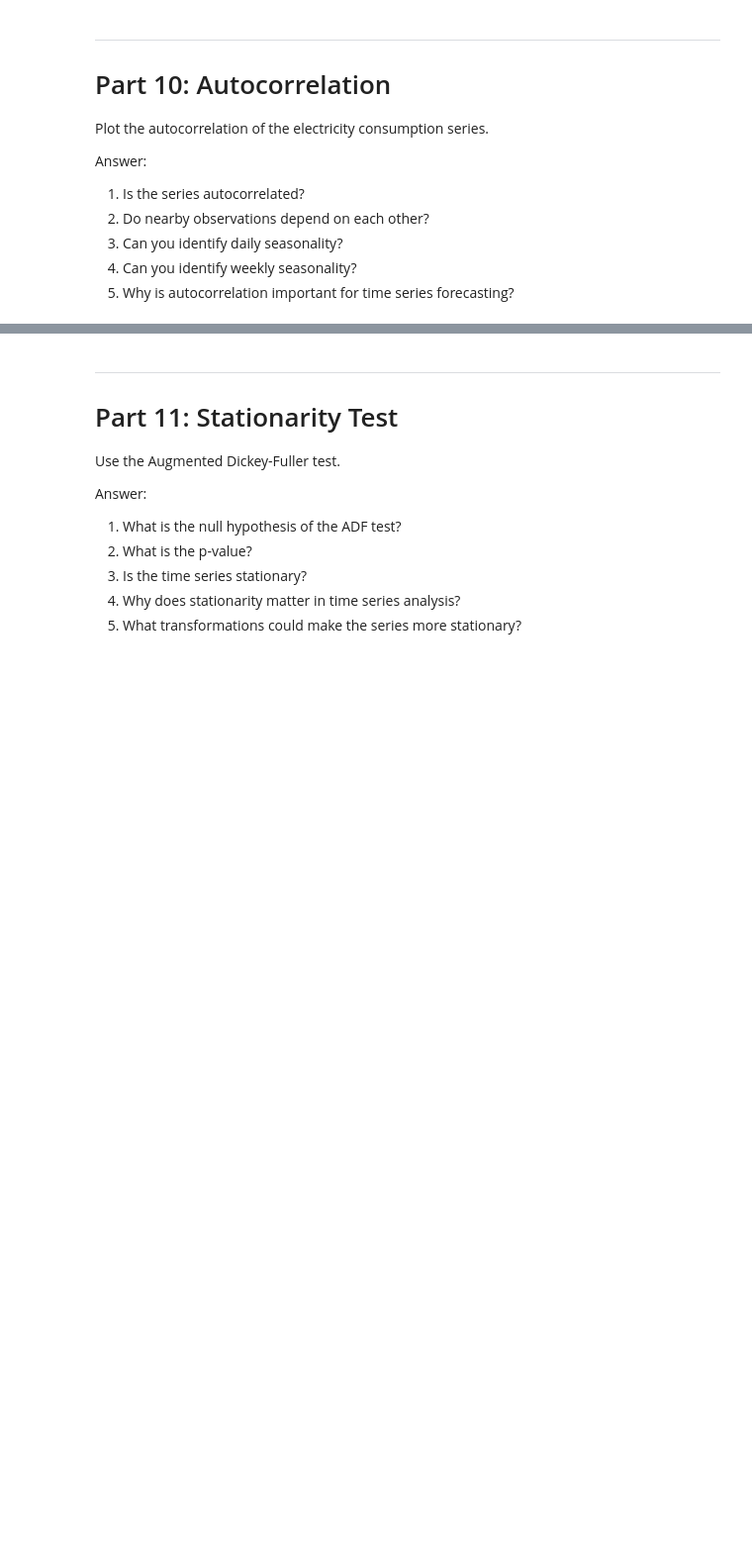
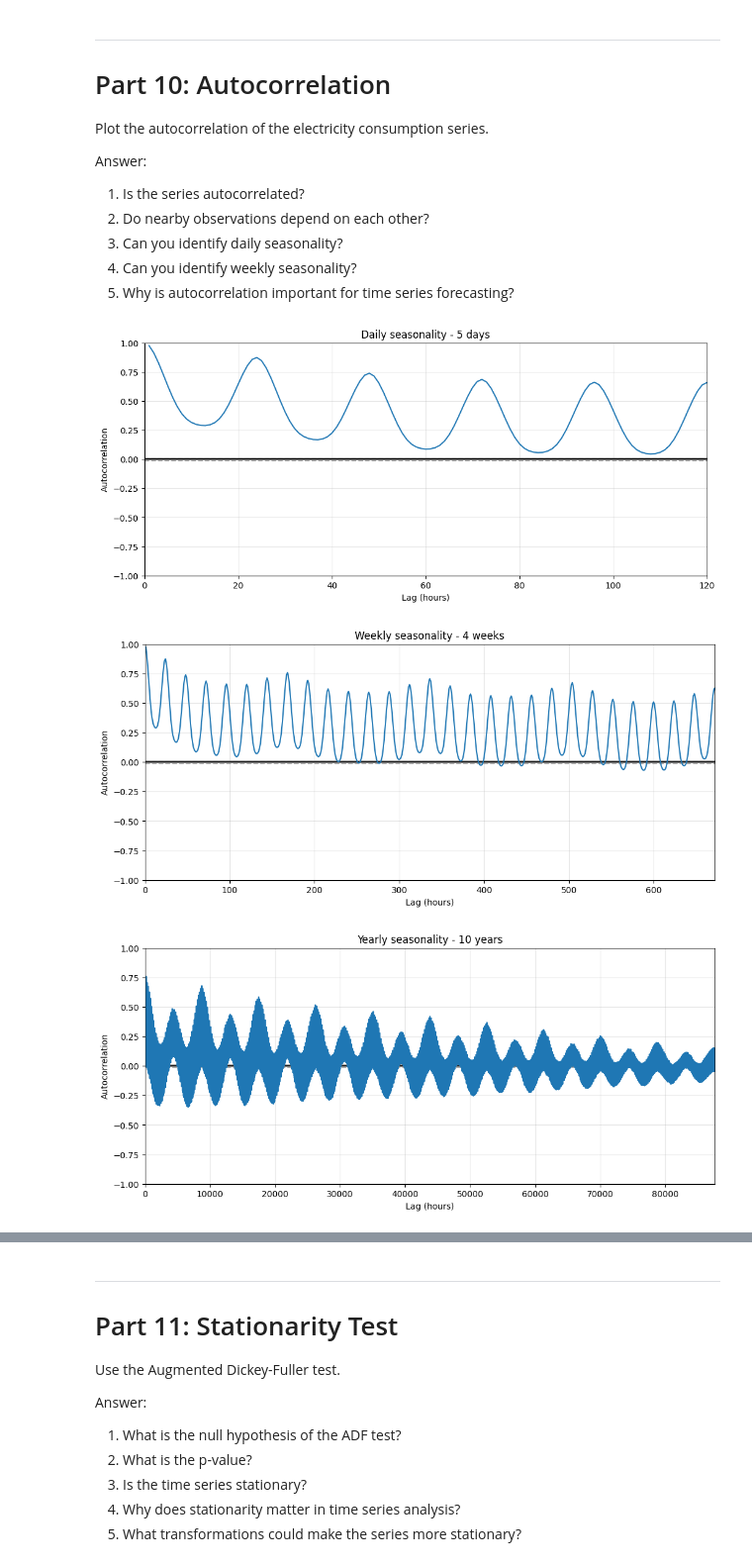
Before and after one commit to yoav-ayalon/course-Time-Series, a Jupyter notebook: HW1/01_time_series_eda_homework.ipynb, the cells around one changed output, grey strips where cells are left out. Shown at 99% size. Saved outputs shown, nothing was run; the diff lists cells and outputs as text; code cells hidden in the pictures; blank space fills up the shorter version.

```diff
--- a/HW1/01_time_series_eda_homework.ipynb
+++ b/HW1/01_time_series_eda_homework.ipynb
@@ -579,3 +618,25 @@ from statsmodels.graphics.tsaplots import plot_acf, plot_pacf
+# %%
+series = fix_data["AEP_MW"].dropna()
+
+lags_options = {
+    "Daily seasonality - 5 days": 24 * 5,
+    "Weekly seasonality - 4 weeks": 24 * 7 * 4,
+    "Yearly seasonality - 10 years": 24 * 365 * 10
+}
+
+for title, max_lag in lags_options.items():
+    plt.figure(figsize=(12, 5))
+    pd.plotting.autocorrelation_plot(series)
+    plt.xlim(0, max_lag)
+    plt.title(title)
+    plt.xlabel("Lag (hours)")
+    plt.ylabel("Autocorrelation")
+    plt.grid(True, alpha=0.3)
+    plt.show()
+# %% [output]
+[figure, added]
+[figure, added]
+[figure, added]
 # %% [markdown]
 Write your interpretation here:
 
```
Also changed, not shown: parts of 7 cells of this notebook.
